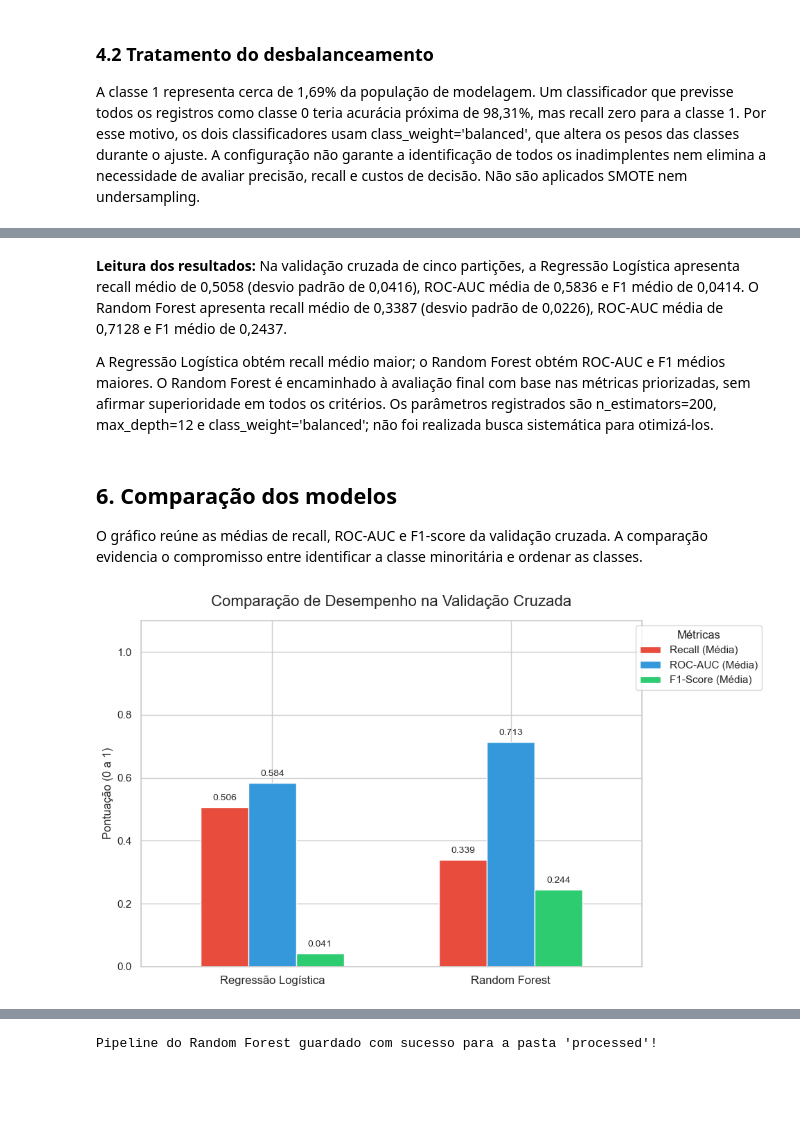
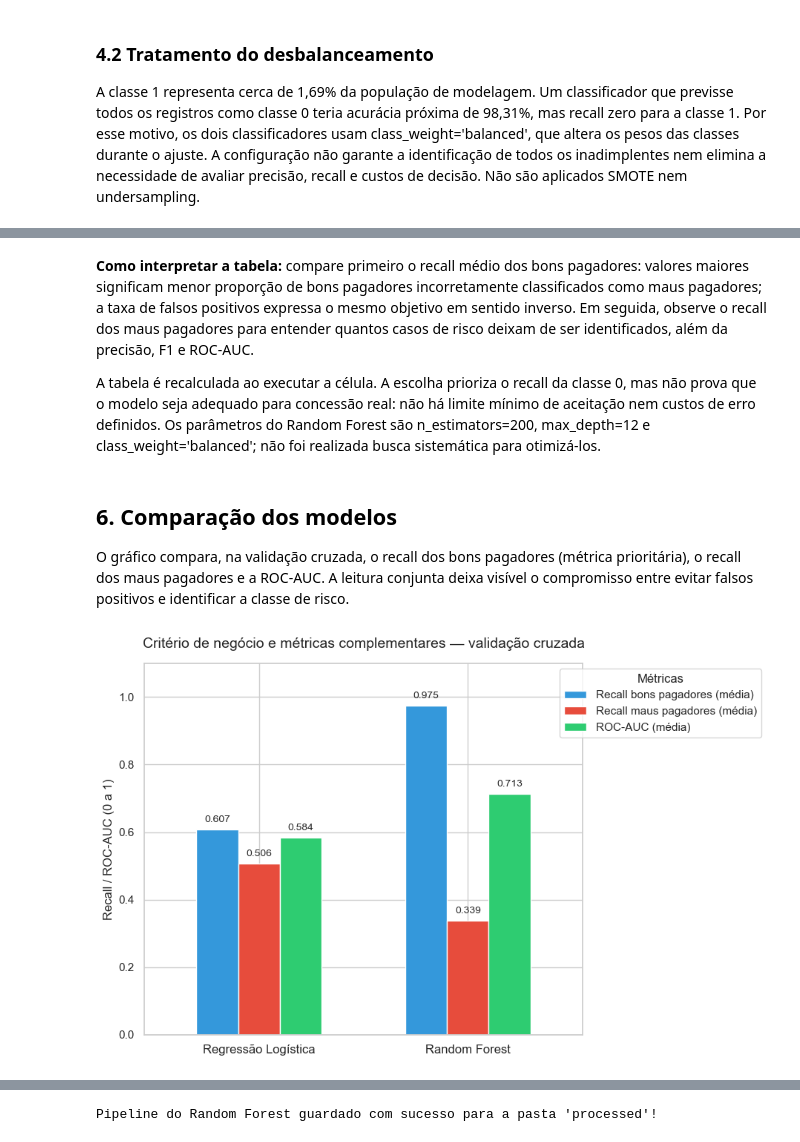
Before and after one commit to fagnermacedo/tech-challenge-fase2, a Jupyter notebook: notebooks/03_modelagem.ipynb, the cells around one changed output, grey strips where cells are left out. Cells and saved outputs as stored; diff of their text form; code cells hidden in the pictures; blank space fills up the shorter version.

```diff
--- a/notebooks/03_modelagem.ipynb
+++ b/notebooks/03_modelagem.ipynb
@@ -346,47 +382,52 @@ Executando Validação Cruzada para Random Forest...
 # %% [markdown]
-**Leitura dos resultados:** Na validação cruzada de cinco partições, a Regressão Logística apresenta recall médio de 0,5058 (desvio padrão de 0,0416), ROC-AUC média de 0,5836 e F1 médio de 0,0414. O Random Forest apresenta recall médio de 0,3387 (desvio padrão de 0,0226), ROC-AUC média de 0,7128 e F1 médio de 0,2437.
+**Como interpretar a tabela:** compare primeiro o recall médio dos bons pagadores: valores maiores significam menor proporção de bons pagadores incorretamente classificados como maus pagadores; a taxa de falsos positivos expressa o mesmo objetivo em sentido inverso. Em seguida, observe o recall dos maus pagadores para entender quantos casos de risco deixam de ser identificados, além da precisão, F1 e ROC-AUC.
 
-A Regressão Logística obtém recall médio maior; o Random Forest obtém ROC-AUC e F1 médios maiores. O Random Forest é encaminhado à avaliação final com base nas métricas priorizadas, sem afirmar superioridade em todos os critérios. Os parâmetros registrados são n_estimators=200, max_depth=12 e class_weight='balanced'; não foi realizada busca sistemática para otimizá-los.
+A tabela é recalculada ao executar a célula. A escolha prioriza o recall da classe 0, mas não prova que o modelo seja adequado para concessão real: não há limite mínimo de aceitação nem custos de erro definidos. Os parâmetros do Random Forest são n_estimators=200, max_depth=12 e class_weight='balanced'; não foi realizada busca sistemática para otimizá-los.
 # %% [markdown]
 <a id="model-comparacao"></a>
 ## 6. Comparação dos modelos
 
-O gráfico reúne as médias de recall, ROC-AUC e F1-score da validação cruzada. A comparação evidencia o compromisso entre identificar a classe minoritária e ordenar as classes.
+O gráfico compara, na validação cruzada, o recall dos bons pagadores (métrica prioritária), o recall dos maus pagadores e a ROC-AUC. A leitura conjunta deixa visível o compromisso entre evitar falsos positivos e identificar a classe de risco.
 # %%
 import matplotlib.pyplot as plt
 import seaborn as sns
 
 # Preparando os dados para o gráfico usando o DataFrame gerado na etapa 3.4
-df_plot = df_resultados_cv[['Modelo', 'Recall (Média)', 'ROC-AUC (Média)', 'F1-Score (Média)']].set_index('Modelo')
+df_plot = df_resultados_cv[[
+    'Modelo',
+    'Recall bons pagadores (média)',
+    'Recall maus pagadores (média)',
+    'ROC-AUC (média)'
+]].set_index('Modelo')
 
 # Configurando o estilo do gráfico
 sns.set_theme(style="whitegrid")
-cores = ['#e74c3c', '#3498db', '#2ecc71'] # Vermelho (Recall), Azul (ROC-AUC), Verde (F1)
+cores = ['#3498db', '#e74c3c', '#2ecc71']
 
 # Criando o gráfico de barras
 ax = df_plot.plot(kind='bar', figsize=(10, 6), color=cores, width=0.6)
 
 # Customizando títulos e eixos
-plt.title('Comparação de Desempenho na Validação Cruzada', fontsize=16, pad=15)
-plt.ylabel('Pontuação (0 a 1)', fontsize=12)
+plt.title('Critério de negócio e métricas complementares — validação cruzada', fontsize=14, pad=15)
+plt.ylabel('Recall / ROC-AUC (0 a 1)', fontsize=12)
 plt.xlabel('')
 plt.xticks(rotation=0, fontsize=12)
-plt.ylim(0, 1.1) # Vai até 1.1 para dar espaço para as anotações
-plt.legend(title='Métricas', loc='upper right', bbox_to_anchor=(1.25, 1))
+plt.ylim(0, 1.1)
+plt.legend(title='Métricas', loc='upper right', bbox_to_anchor=(1.42, 1))
 
 # Adicionando os valores numéricos no topo de cada barra
 for p in ax.patches:
     altura = p.get_height()
     if altura > 0: # Evita tentar anotar valores zerados
         ax.annotate(f'{altura:.3f}',
                     (p.get_x() + p.get_width() / 2., altura),
                     ha='center', va='bottom',
                     xytext=(0, 5),
                     textcoords='offset points',
                     fontsize=10)
 
 plt.tight_layout()
 plt.show()
 # %% [output]
-[figure, old version]
+[figure, new version]
 # %% [markdown]
```
Also changed, not shown: parts of 10 cells of this notebook, 4 other files.
